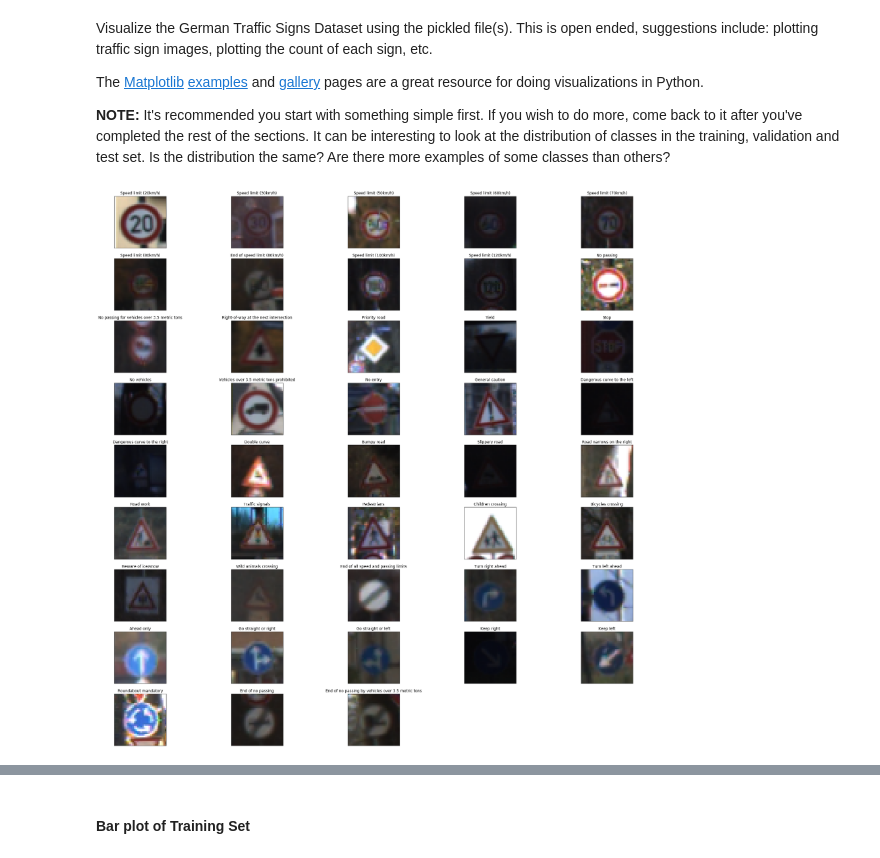
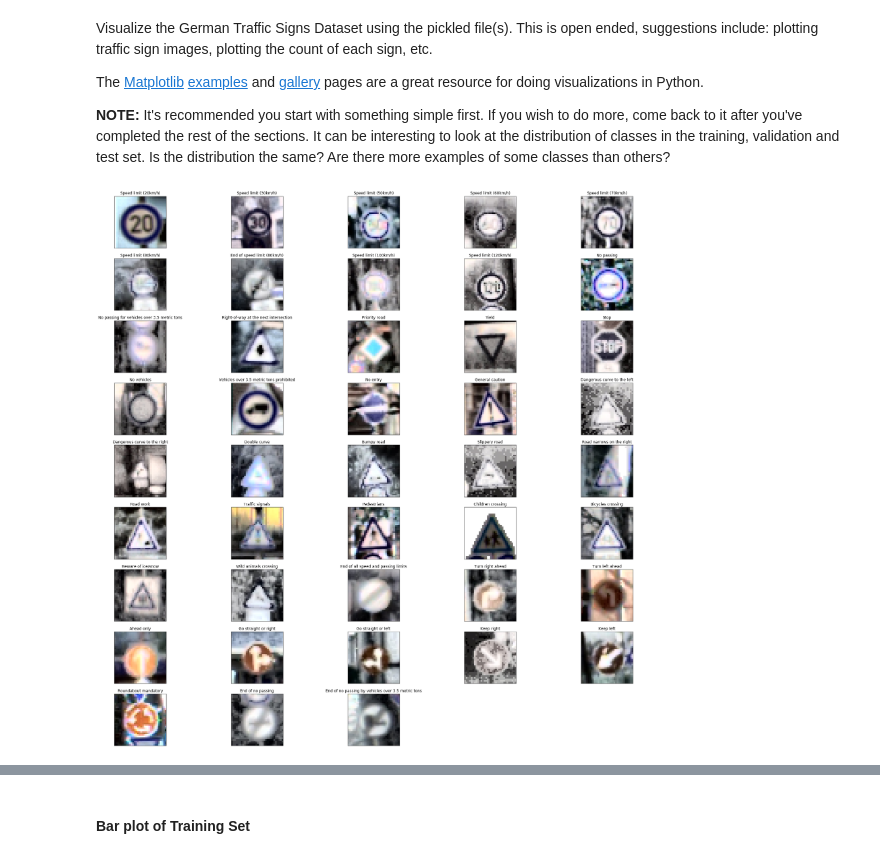
Before and after one commit to itscherylanne/CarND-Traffic-Sign-Classifier-Project, a Jupyter notebook: Traffic_Sign_Classifier.ipynb, the cells around one changed output, grey strips where cells are left out. Saved outputs shown, nothing was run; the diff lists cells and outputs as text; code cells hidden in the pictures.

```diff
--- a/Traffic_Sign_Classifier.ipynb
+++ b/Traffic_Sign_Classifier.ipynb
@@ -105,21 +105,25 @@ with open('signnames.csv', mode='r') as infile:
 # %%
 ### Data exploration visualization code goes here.
 ### Feel free to use as many code cells as needed.
 import matplotlib.pyplot as plt
+import cv2
 
 # Visualizations will be shown in the notebook.
 %matplotlib inline
 
 ### Visualizing Data for Each Label
 fig = plt.figure(figsize=(32,32))
 for i in range(n_classes):
     k = np.where(y_train==i)
     img = X_train[k[0][0]]
+    img_ycbcr = cv2. cvtColor(img, cv2.COLOR_BGR2YCR_CB)
+    img_ycbcr[:,:,0] = cv2.equalizeHist(img_ycbcr[:,:,0])
+    img = cv2. cvtColor(img_ycbcr, cv2.COLOR_YCrCb2RGB)
     ax = fig.add_subplot(int(n_classes/5)+1,5,i+1)
     ax.axes.get_xaxis().set_visible(False)
     ax.axes.get_yaxis().set_visible(False)
     ax.imshow(img, interpolation='none')
     ax.set_title(labels[y_train[k[0][0]]])
 plt.show()
 # %% [output]
-[figure, old version]
+[figure, new version]
```
Also changed, not shown: parts of 39 cells of this notebook, 11 other files.
